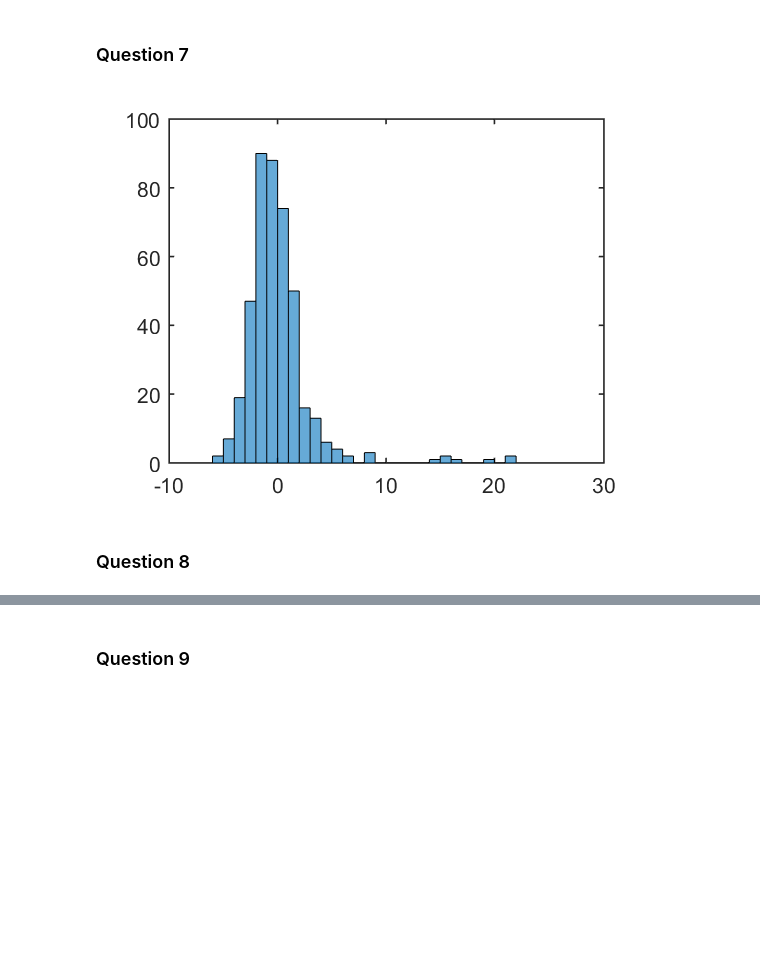
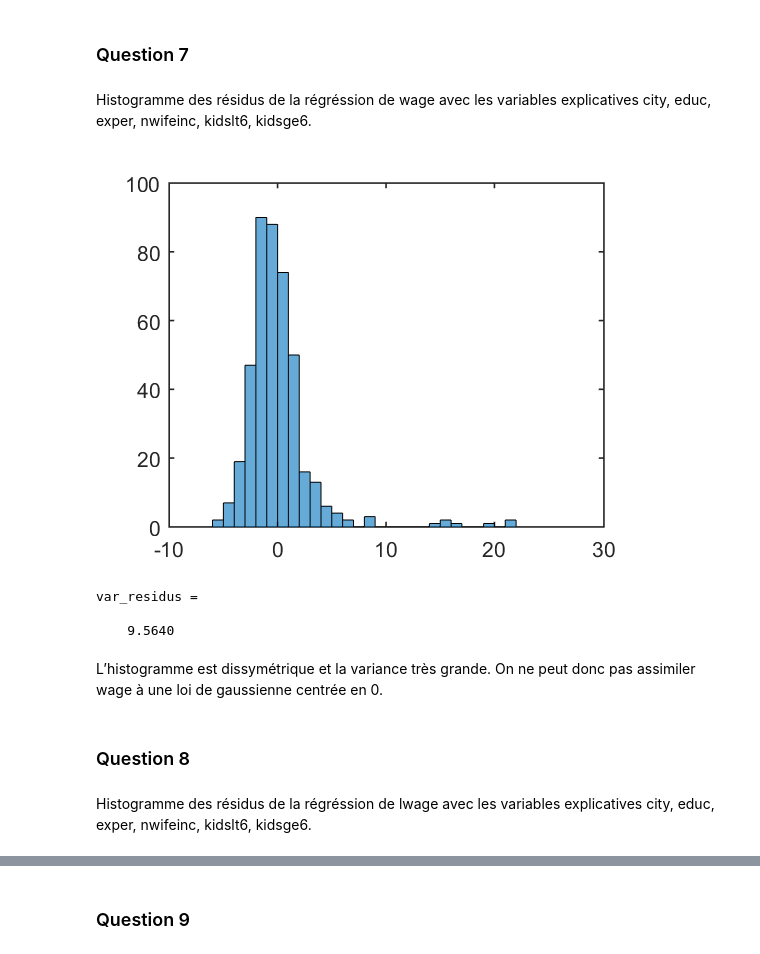
Before and after one commit to Juliette-Soler/Project-SIM207b, a Jupyter notebook: Projet.ipynb, the cells around one changed output, grey strips where cells are left out. Saved outputs shown, nothing was run; the diff lists cells and outputs as text; code cells hidden in the pictures; blank space fills up the shorter version.

```diff
--- a/Projet.ipynb
+++ b/Projet.ipynb
@@ -246,8 +275,3 @@ X=[ones(n,1), city, educ, expr, nwifeinc, kidslt6, kidsge6];
 
 beta=inv(X'*X)*X'*y;
 u=y-X*beta;
-# %%
-histogram(u)
-%% Je suis pas sûre mais il me semble que c'est ça les résidus
-# %% [output]
-[figure, removed]
@@ -256,3 +278,15 @@ histogram(u)
+# %% [markdown]
+Histogramme des résidus de la régréssion de wage avec les variables explicatives city, educ, exper, nwifeinc, kidslt6, kidsge6.
+# %%
+histogram(u)
+var_residus = var(u)
+# %% [output]
+[figure, added]
+var_residus =
+
+    9.5640
+# %% [markdown]
+L’histogramme est dissymétrique et la variance très grande. On ne peut donc pas assimiler wage à une loi de gaussienne centrée en 0.
 # %% [markdown]
 ### Question 8
 # %%
@@ -262,5 +296,7 @@ X1=[ones(n,1), city, educ, expr, nwifeinc, kidslt6, kidsge6];
 
 beta1=inv(X1'*X1)*X1'*y1;
 u1=y1-X1*beta1;
+# %% [markdown]
+Histogramme des résidus de la régréssion de lwage avec les variables explicatives city, educ, exper, nwifeinc, kidslt6, kidsge6.
 # %%
 histogram(u1)
```
Also changed, not shown: parts of 43 cells of this notebook.
